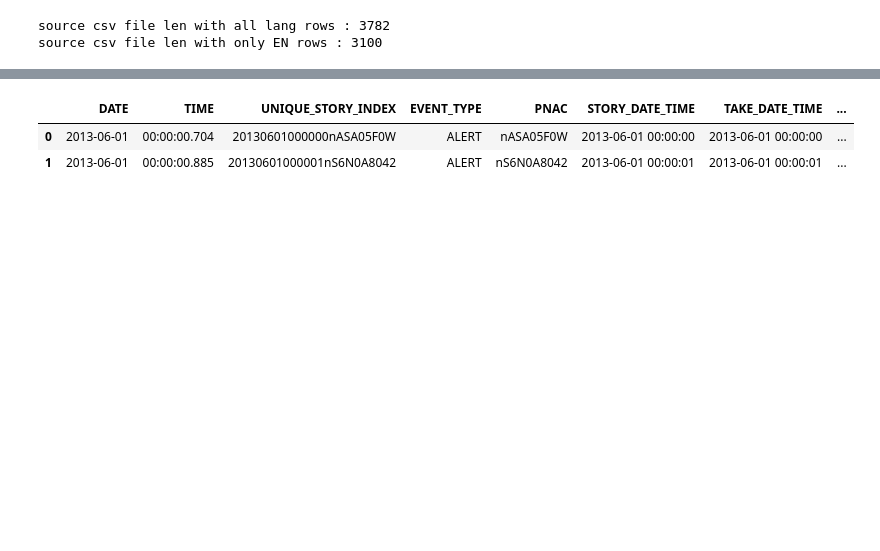
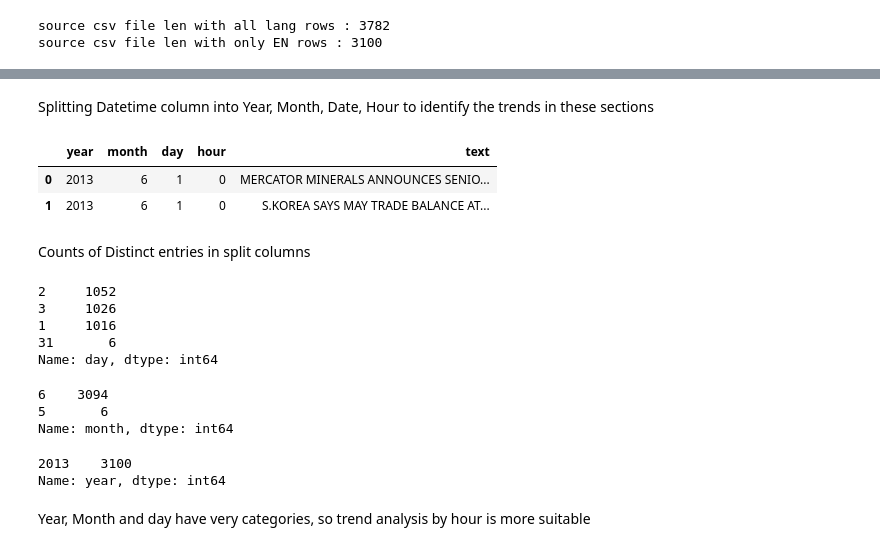
Before and after one commit to ramkumarr02/news_trend_analysis, a Jupyter notebook: assignment_v1.0.ipynb, the cells around one changed output, grey strips where cells are left out. Drawn from its saved outputs; the diff is of its cells as text; code cells hidden in the pictures; blank space fills up the shorter version.

```diff
--- a/assignment_v1.0.ipynb
+++ b/assignment_v1.0.ipynb
@@ -76,6 +91,7 @@ Filtering out test message rows as they dont have any valuable inputs
 print(f'source csv file len with all lang rows : {len(data["df"])}')
 data['df'] = data['df'][data['df']['PRODUCTS'] != 'TEST']
 print(f'source csv file len with only EN rows : {len(data["df"])}')
+data['df'] = data['df'].reset_index(drop = True)
 # %% [output]
 source csv file len with all lang rows : 3782
 source csv file len with only EN rows : 3100
@@ -82 +103,6 @@ source csv file len with only EN rows : 3100
+# %%
+data['new_df'] = pd.DataFrame()
+# %%
+data['new_df']['date'] = pd.to_datetime(data['df']['STORY_DATE_TIME'])
+data['new_df']['text'] = data['df']['HEADLINE_ALERT_TEXT']
 # %%
@@ -106,6 +110,38 @@ memory usage: 484.4+ KB
+# %% [markdown]
+Splitting Datetime column into Year, Month, Date, Hour to identify the trends in these sections
+# %%
+data['new_df']['day'] = [x.date().day for x in data['new_df']['date']]
+data['new_df']['month'] = [x.date().month for x in data['new_df']['date']]
+data['new_df']['year'] = [x.date().year for x in data['new_df']['date']]
+data['new_df']['hour'] = [x.hour for x in data['new_df']['date']]
+del data['new_df']['date']
+data['new_df'] = data['new_df'][['year', 'month', 'day', 'hour', 'text']]
 # %%
-data['df'].head(2)
+data['new_df'].head(2)
 # %% [output]
-|  | DATE | TIME | UNIQUE_STORY_INDEX | EVENT_TYPE | PNAC | STORY_DATE_TIME | TAKE_DATE_TIME | ... |
-| 0 | 2013-06-01 | 00:00:00.704 | 20130601000000nASA05F0W | ALERT | nASA05F0W | 2013-06-01 00:00:00 | 2013-06-01 00:00:00 | ... |
-| 1 | 2013-06-01 | 00:00:00.885 | 20130601000001nS6N0A8042 | ALERT | nS6N0A8042 | 2013-06-01 00:00:01 | 2013-06-01 00:00:01 | ... |
+|  | year | month | day | hour | text |
+| 0 | 2013 | 6 | 1 | 0 | MERCATOR MINERALS ANNOUNCES SENIO... |
+| 1 | 2013 | 6 | 1 | 0 | S.KOREA SAYS MAY TRADE BALANCE AT... |
+# %% [markdown]
+Counts of Distinct entries in split columns
+# %%
+data['new_df']['day'].value_counts()
+# %% [output]
+2     1052
+3     1026
+1     1016
+31       6
+Name: day, dtype: int64
+# %%
+data['new_df']['month'].value_counts()
+# %% [output]
+6    3094
+5       6
+Name: month, dtype: int64
+# %%
+data['new_df']['year'].value_counts()
+# %% [output]
+2013    3100
+Name: year, dtype: int64
+# %% [markdown]
+Year, Month and day have very categories, so trend analysis by hour is more suitable
```
Also changed, not shown: parts of 34 cells of this notebook.
